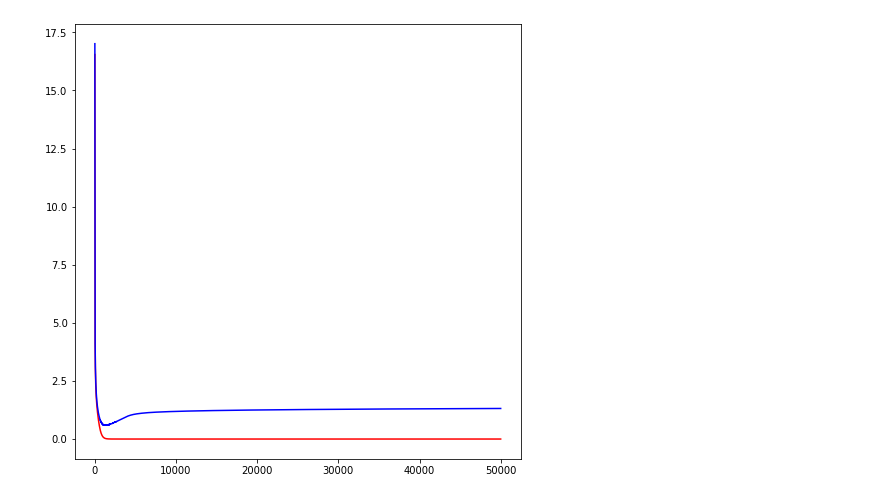
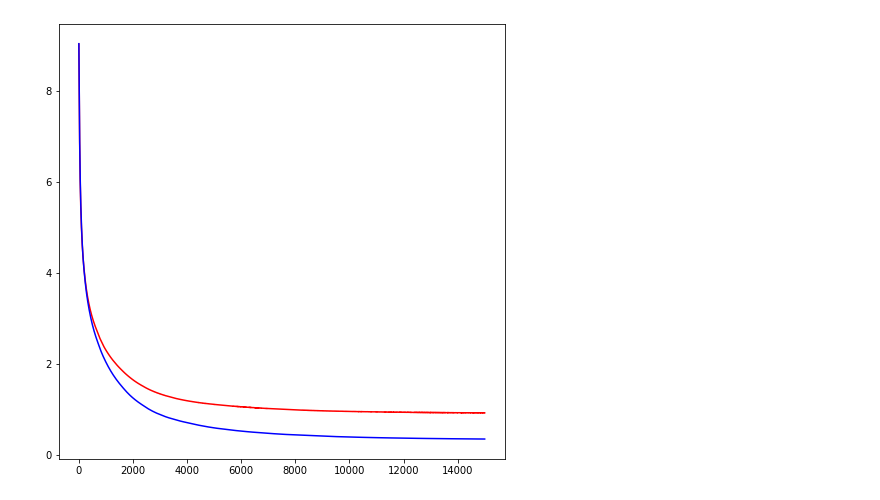
Before and after one commit to sonhs99/MachineLearning, a Jupyter notebook: Assignment09/Assignment09.ipynb, the cells around one changed output. Cells and saved outputs as stored; diff of their text form; code cells hidden in the pictures.

```diff
--- a/Assignment09/Assignment09.ipynb
+++ b/Assignment09/Assignment09.ipynb
@@ -24,5 +14,5 @@ User uploaded file "mnist.csv" with length 18289443 bytes
 # %%
-file_data   = "mnist.csv"
+file_data   = "sample_data/mnist_test.csv"
 handle_file = open(file_data, "r")
 data        = handle_file.readlines()
 handle_file.close()
@@ -158,7 +208,9 @@ def print_pred(pred, real):
+# %%
+train_e, train_acc, test_e, test_acc= Model.train(list_image[:, :1000], list_label[:, :1000], 15000, list_image[:, 1000:], list_label[:, 1000:])
+# %% [output]
+[figure, added]
 # %%
 plt.figure(figsize=(8, 8))
-plt.plot(range(0, len(train_e) - 1), train_e[1:], c = 'r')
-plt.plot(range(0, len(test_e) - 1), test_e[1:], c = 'b')
+plt.plot(range(0, len(test_e)), test_e, c = 'r')
+plt.plot(range(0, len(train_e)), train_e, c = 'b')
 plt.show()
-# %% [output]
-[figure, removed]
```
Also changed, not shown: parts of 25 cells of this notebook.
